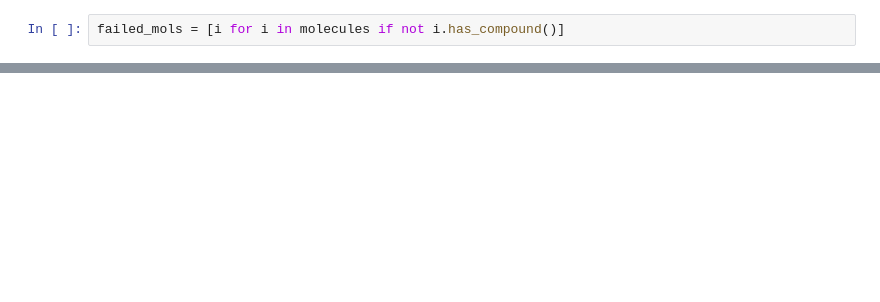
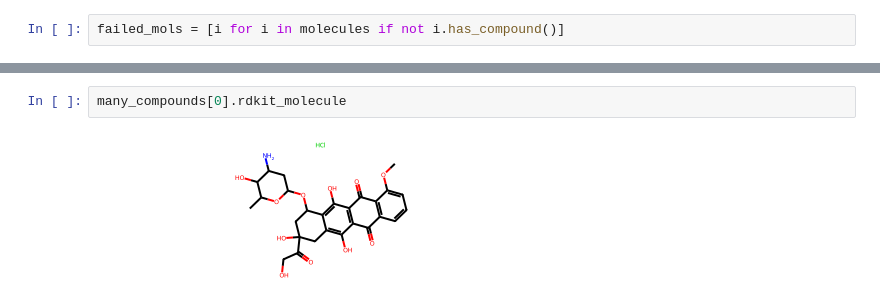
Before and after one commit to commons-research/apex_bio_data_cleaning, a Jupyter notebook: oop.ipynb, the cells around one changed output, grey strips where cells are left out. Drawn from its saved outputs; the diff is of its cells as text; blank space fills up the shorter version.

```diff
--- a/oop.ipynb
+++ b/oop.ipynb
@@ -62,0 +84,4 @@ failed_smiles
+# %%
+many_compounds[0].rdkit_molecule
+# %% [output]
+[figure, added]
```
Also changed, not shown: parts of 6 cells of this notebook, 1 other file.
